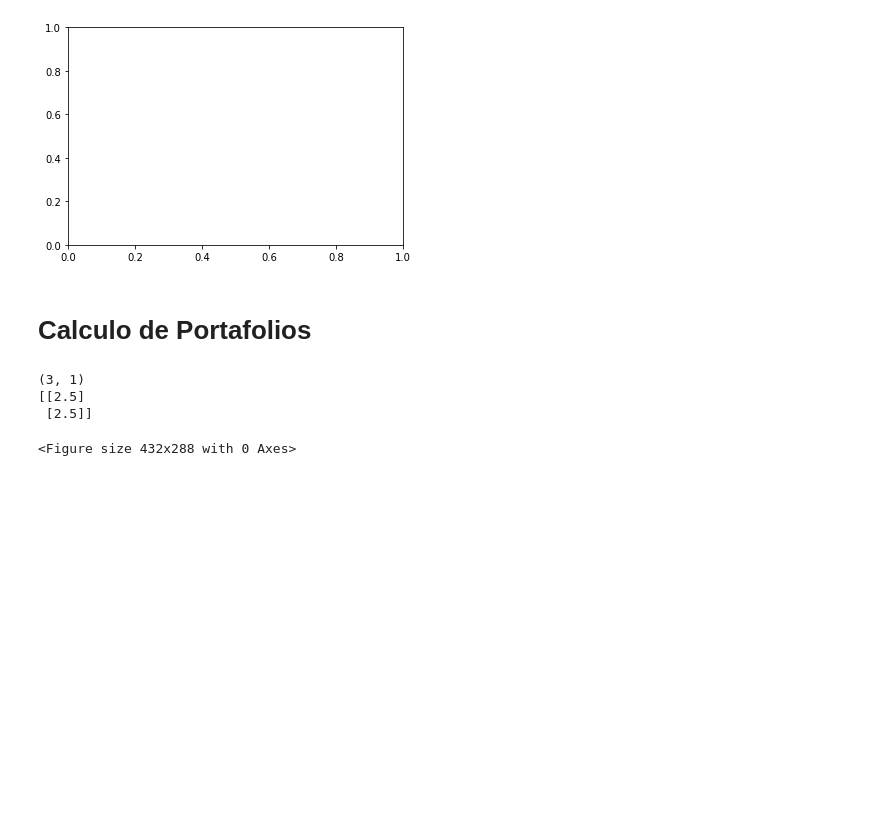
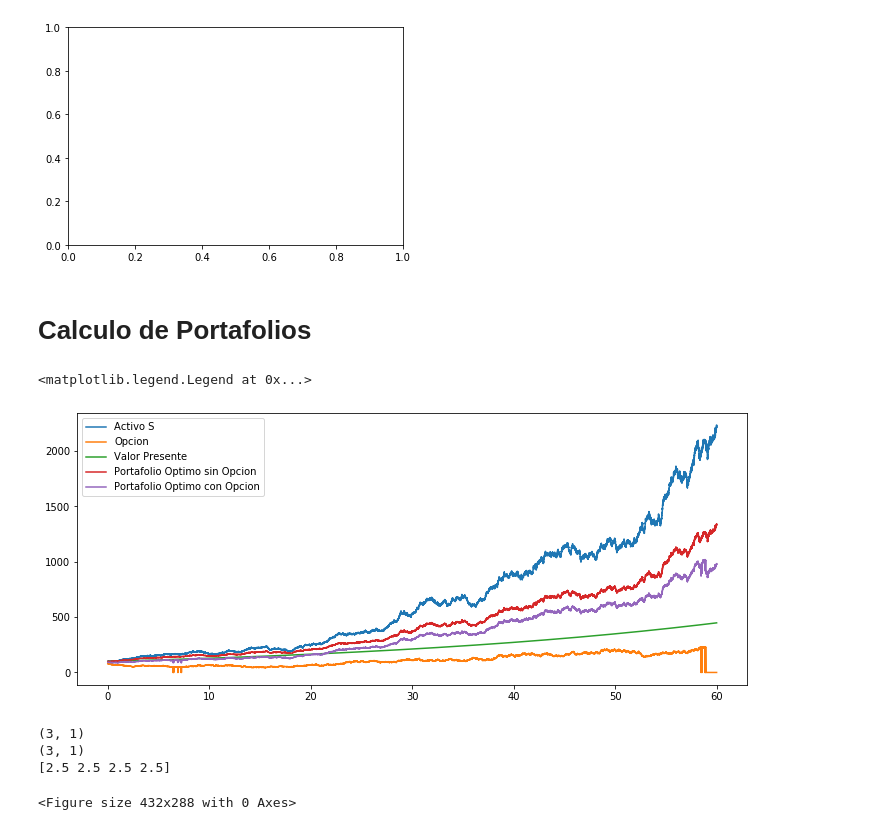
Before and after one commit to Cohnan/FinancialAdministrationModels, a Jupyter notebook: Proyecto 2/Proyecto 2 SCPG Punto 2.ipynb, the cells around one changed output. Saved outputs shown, nothing was run; the diff lists cells and outputs as text; code cells hidden in the pictures; blank space fills up the shorter version.

Commit message:
Grafico de distintos portafolios arbitrarios y una sola pareja de parametros

```diff
--- a/Proyecto 2/Proyecto 2 SCPG Punto 2.ipynb
+++ b/Proyecto 2/Proyecto 2 SCPG Punto 2.ipynb
@@ -62,9 +63,40 @@ AttributeError: 'AxesSubplot' object has no attribute 'plot_surface'
 [figure]
 # %% [markdown]
 # Calculo de Portafolios
+# %%
+def matriz_de(x, y, z):
+    return  np.array([[x], [y], [z]])
+# %%
+mmu = 0.03
+ssig = 0.07
+
+ts, Ss = grafico_valor_activo(mu = mmu, sig = ssig, S0 = 100, N = 60, txtad = "Sim. 1", graficar = False)
+#ts, S2s = grafico_valor_activo(mu = mmu, sig = ssig, S0 = 100, N = 60, txtad = "Sim. 2", graficar = False)
+
+Cs = callV(S = S1s, t = ts, E1 = 70, E2 = 300, r = mmu/1.5, sig = ssig, T = 60) # r = mu / 1.2
+Ls = 100.*np.exp(mmu*ts/1.2)
+
+portMej2 = matriz_de(0.5, 0.0, 0.5)
+portMej3 = matriz_de(0.4, 0.4, 0.2)
+
+musMej2 = portMej2[0,0]*Ss + portMej2[1,0]*Cs + portMej2[2,0]*Ls
+musMej3 = portMej3[0,0]*Ss + portMej3[1,0]*Cs + portMej3[2,0]*Ls
+
+fig = plt.figure(figsize=(12, 5))
+plt.plot(ts, Ss)
+plt.plot(ts, Cs)
+plt.plot(ts, Ls)
+plt.plot(ts, musMej2)
+plt.plot(ts, musMej3)
+
+plt.legend(("Activo S", "Opcion", "Valor Presente",
+            "Portafolio Optimo sin Opcion", "Portafolio Optimo con Opcion"), loc = "upper left")
+# %% [output]
+<matplotlib.legend.Legend at 0x...>
+[figure, added]
 # %%
 #mus  = np.array([0.001, 0.005, 0.015, 0.03])
-mus = [0.03]
+mus = [0.015, 0.03]
 #sigs = [0.01, 0.05, 0.09, 0.15]
 sigs = [0.09]
 
@@ -88,7 +120,7 @@ for mmu in mus:
 
         portMej2 = np.array([[0.5], [0.0], [0.5]])
         portMej3 = np.array([[0.5], [0.3], [0.2]])
-        print(np.shape(portMej2))
+        #print(np.shape(portMej2))
 
         if  (mmu == MU and ssig == SIG):
             fig = plt.figure()
@@ -96,14 +128,14 @@ for mmu in mus:
         Sf = S1s[-1]
         Cf = C1s[-1]
         Lf = Ls[-1]
-        rendsMej2.append((portMej2[0]*Sf + portMej2[1]*Cf + portMej2[2]*Lf)/100)
-        rendsMej3.append((portMej3[0]*Sf + portMej3[1]*Cf + portMej3[2]*Lf)/100)
+        rendsMej2.append((portMej2[0,0]*Sf + portMej2[1,0]*Cf + portMej2[2,0]*Lf)/100)
+        rendsMej3.append((portMej3[0,0]*Sf + portMej3[1,0]*Cf + portMej3[2,0]*Lf)/100)
 
         Sf = S2s[-1]
         Cf = C2s[-1]
         Lf = Ls[-1]
-        rendsMej2.append((portMej2[0]*Sf + portMej2[1]*Cf + portMej2[2]*Lf)/100)
-        rendsMej3.append((portMej3[0]*Sf + portMej3[1]*Cf + portMej3[2]*Lf)/100)
+        rendsMej2.append((portMej2[0,0]*Sf + portMej2[1,0]*Cf + portMej2[2,0]*Lf)/100)
+        rendsMej3.append((portMej3[0,0]*Sf + portMej3[1,0]*Cf + portMej3[2,0]*Lf)/100)
 
 rendsMej2 = np.array(rendsMej2)
 rendsMej3 = np.array(rendsMej3)
@@ -112,6 +144,6 @@ ratio = rendsMej2/rendsMej3
 print(ratio)
 # %% [output]
 (3, 1)
-[[2.5]
- [2.5]]
+(3, 1)
+[2.5 2.5 2.5 2.5]
 <Figure size 432x288 with 0 Axes>
```
Also changed, not shown: parts of 1 cell of this notebook.
